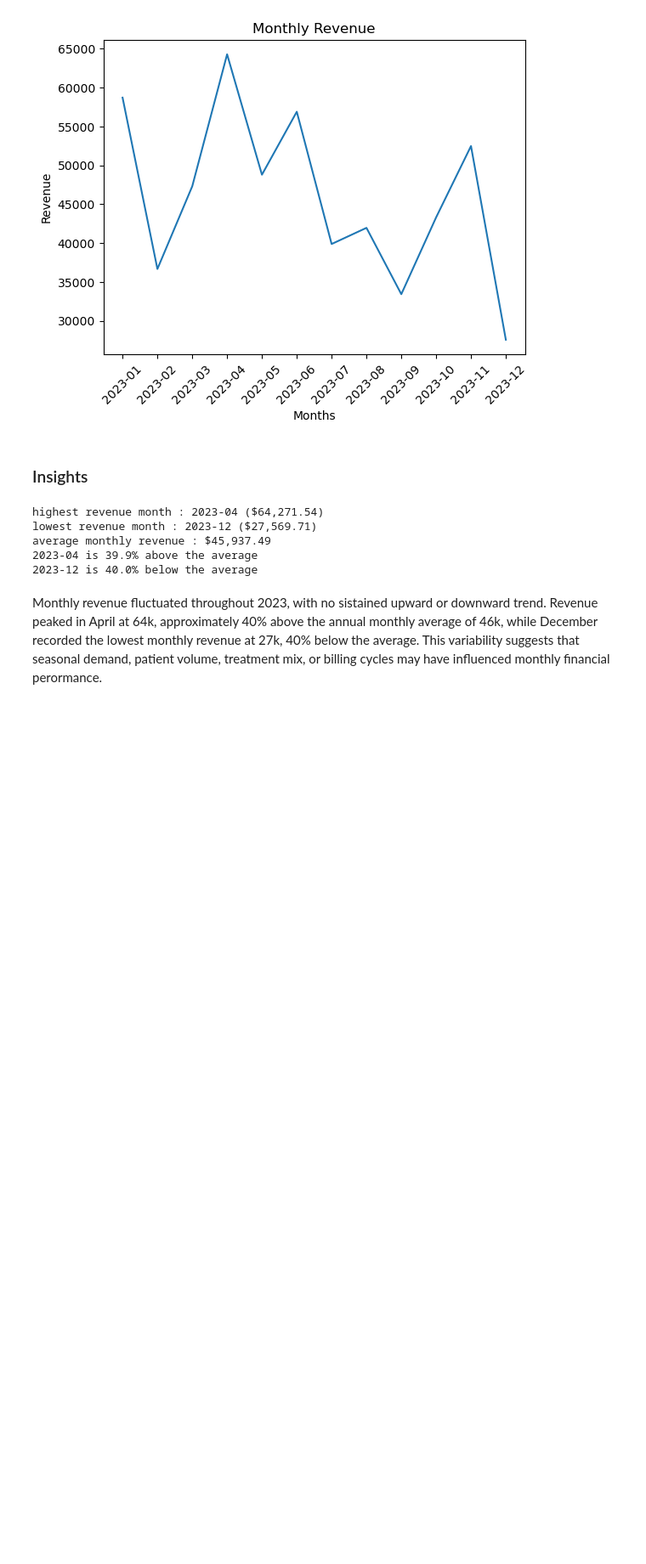
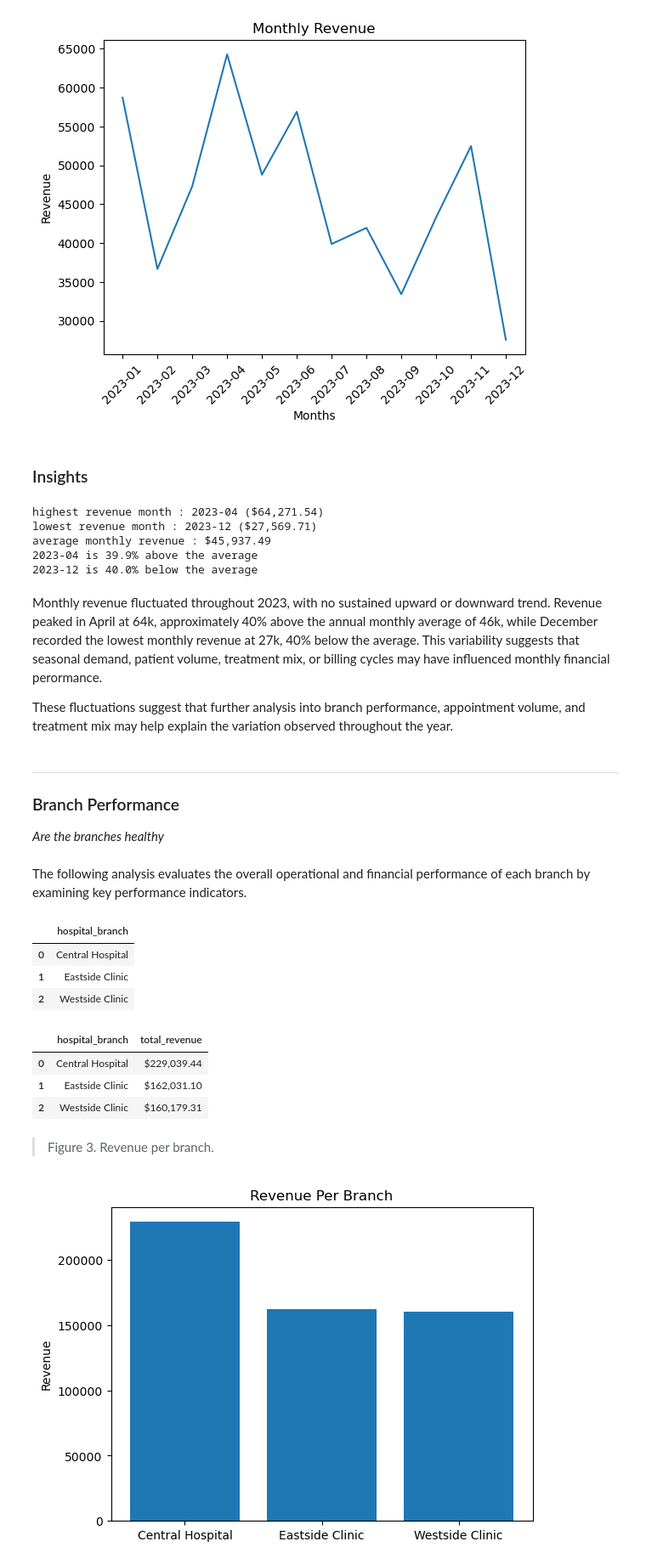
Before and after one commit to Djohnson1313/hospital_operations_intelligence_, a Jupyter notebook: hospital_operations_analysis.ipynb, the cells around one changed output. Shown at 85% size. Drawn from its saved outputs; the diff is of its cells as text; code cells hidden in the pictures; blank space fills up the shorter version.

Commit message:
begin branch performance

```diff
--- a/hospital_operations_analysis.ipynb
+++ b/hospital_operations_analysis.ipynb
@@ -555,4 +585,63 @@ average monthly revenue : $45,937.49
 2023-04 is 39.9% above the average
 2023-12 is 40.0% below the average
 # %% [markdown]
-Monthly revenue fluctuated throughout 2023, with no sistained upward or downward trend. Revenue peaked in April at 64k, approximately 40% above the annual monthly average of 46k, while December recorded the lowest monthly revenue at 27k, 40% below the average. This variability suggests that seasonal demand, patient volume, treatment mix, or billing cycles may have influenced monthly financial perormance.
+Monthly revenue fluctuated throughout 2023, with no sustained upward or downward trend. Revenue peaked in April at 64k, approximately 40% above the annual monthly average of 46k, while December recorded the lowest monthly revenue at 27k, 40% below the average. This variability suggests that seasonal demand, patient volume, treatment mix, or billing cycles may have influenced monthly financial perormance.
+
+These fluctuations suggest that further analysis into branch performance, appointment volume, and treatment mix may help explain the variation observed throughout the year.
+# %% [markdown]
+---
+### Branch Performance
+
+_Are the branches healthy_
+# %% [markdown]
+The following analysis evaluates the overall operational and financial performance of each branch by examining key performance indicators.
+# %%
+pd.read_sql('''
+select hospital_branch
+from doctors
+group by hospital_branch
+order by hospital_branch
+''', conn)
+# %% [output]
+|  | hospital_branch |
+| 0 | Central Hospital |
+| 1 | Eastside Clinic |
+| 2 | Westside Clinic |
+# %%
+hospital_branch_df = pd.read_sql('''
+select d.hospital_branch, sum(amount) as total_revenue
+from doctors as d
+join appointments as a
+on d.doctor_id = a.doctor_id
+join treatments as t
+on a.appointment_id = t.appointment_id
+join billing as b
+on t.treatment_id = b.treatment_id
+group by d.hospital_branch
+order by total_revenue desc
+''', conn)
+# %%
+hospital_branch_df.style.format({
+    'total_revenue' : "${:,.2f}"
+})
+# %% [output]
+|  | hospital_branch | total_revenue |
+| 0 | Central Hospital | $229,039.44 |
+| 1 | Eastside Clinic | $162,031.10 |
+| 2 | Westside Clinic | $160,179.31 |
+# %% [markdown]
+>Figure 3. Revenue per branch.
+# %%
+fig, ax = plt.subplots()
+
+x = hospital_branch_df['hospital_branch']
+y = hospital_branch_df['total_revenue']
+
+plt.bar(x,y)
+
+plt.title('Revenue Per Branch')
+plt.ylabel('Revenue')
+
+plt.show();
+# %% [output]
+[figure, added]
```
Also changed, not shown: parts of 24 cells of this notebook.
